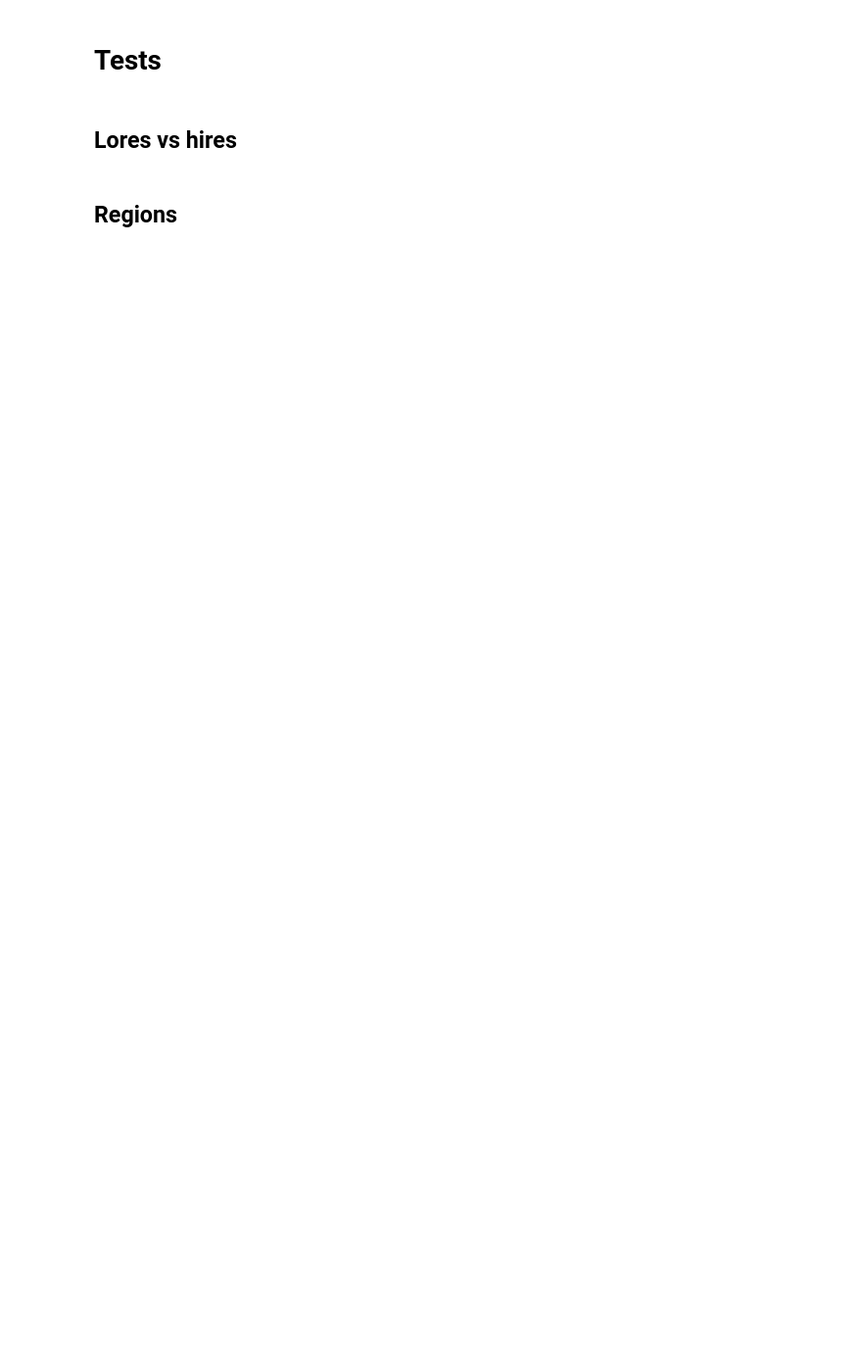
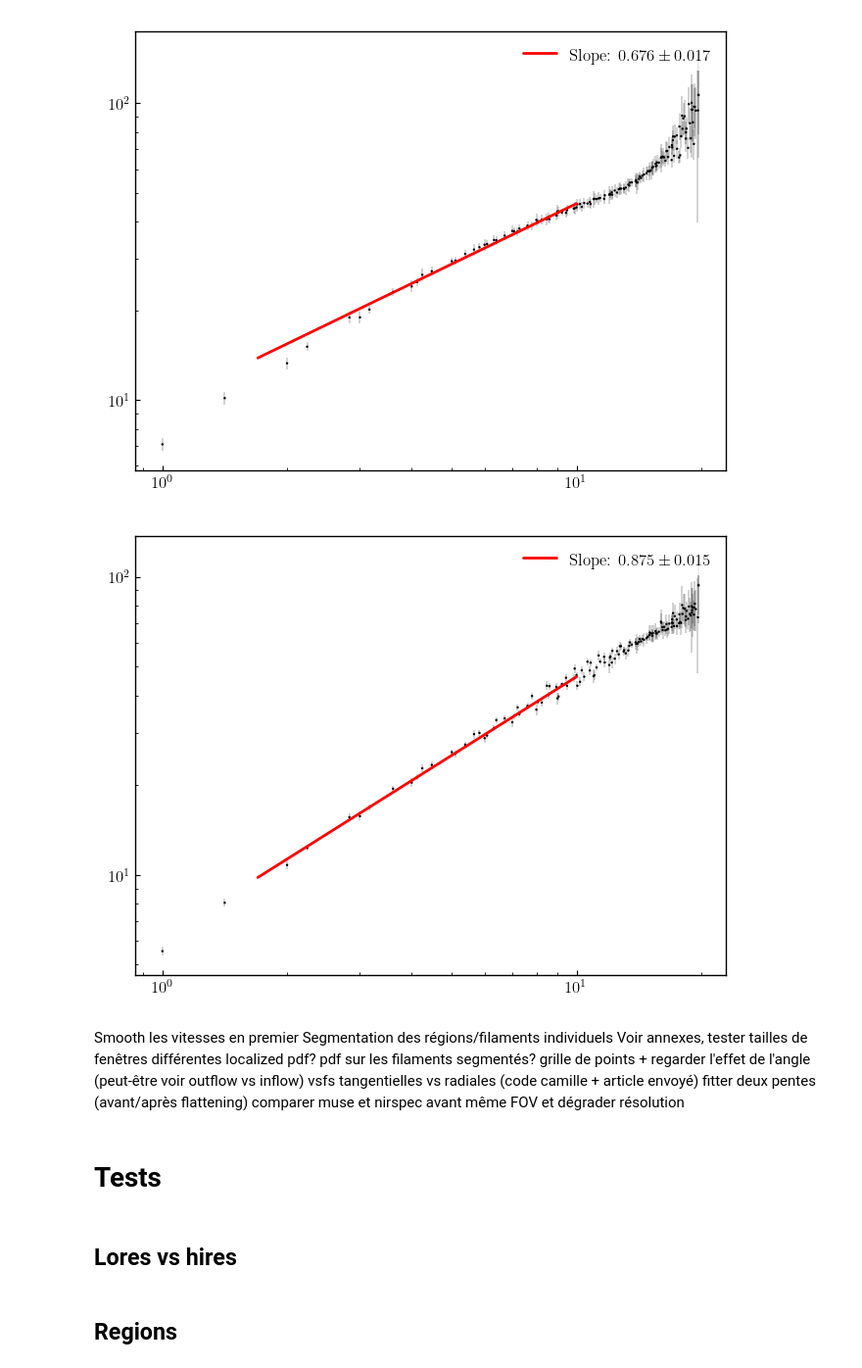
Before and after one commit to mamar828/master_centaurus, a Jupyter notebook: applications/paper_2/figs.ipynb, the cells around one changed output. Shown at 98% size. Saved outputs shown, nothing was run; the diff lists cells and outputs as text; code cells hidden in the pictures; blank space fills up the shorter version.

Commit message:
Localized VSF v1.0

```diff
--- a/applications/paper_2/figs.ipynb
+++ b/applications/paper_2/figs.ipynb
@@ -42,10 +46,10 @@ large_fwhm_models = LOKIModels.load_from_version("large_fwhm")
 data_continuum_models = LOKIModels.load_from_version("data_continuum")
 
 # MUSE data
-# muse_gm = GroupedMaps.load("data/muse/NGC4696_MUSE_MAPS.fits")
-# for map_ in muse_gm.maps:
-#     map_.header["RADESYS"] = "FK5"  # add the missing RADESYS keyword so that the WCS transformation works correctly
-# MUSE_VSYS = float(muse_gm.header["vsys"])  # in km/s
+muse_gm = GroupedMaps.load("data/muse/NGC4696_MUSE_MAPS.fits")
+for map_ in muse_gm.maps:
+    map_.header["RADESYS"] = "FK5"  # add the missing RADESYS keyword so that the WCS transformation works correctly
+MUSE_VSYS = float(muse_gm.header["vsys"])  # in km/s
 # %%
 # Useful constants
 
@@ -57,0 +64,4 @@ ref_label_params = {"highlight_color": "white", "highlight_alpha": 0.7, "format"
+# %%
+muse_velocity = muse_gm.HA6562_VEL
+regions = pyregion.open("data/vsf/filament_traces.reg")
+muse_AGN = get_AGN_pos(muse_velocity.header)
@@ -58,3 +115,40 @@ ref_label_params = {"highlight_color": "white", "highlight_alpha": 0.7, "format"
+# %%
+for point_list, color in zip(vsf_points, colors):
+    for point in point_list:
+        masked_velocity = muse_velocity.mask(~Mask(*muse_velocity.shape).circle(point[::-1]+1, radius).astype(bool))
+        # gl.SmartFigure(
+        #     x_lim=(100, 370),
+        #     y_lim=(50, 250),
+        #     remove_x_ticks=True,
+        #     remove_y_ticks=True,
+        #     aspect_ratio=1,
+        #     elements=[
+        #         muse_velocity.plot.copy_with(alpha=0.5),
+        #         arr.plot,
+        #         muse_AGN,
+        #         *gl_lines,
+        #         *gl_circles,
+        #         *gl_points,
+        #     ],
+        # ).show()
+        vsf_fig = get_fitted_structure_function_figure(
+            data=structure_function(masked_velocity.data, order=1, log_bin_width=None, bin_start=None),
+            fit_bounds=(1.7, radius),
+        )
+        input()
+        vsf_fig.show()
+# %% [output]
+[figure, added]
+[figure, added]
+# %% [markdown]
+Smooth les vitesses en premier
+Segmentation des régions/filaments individuels
+Voir annexes, tester tailles de fenêtres différentes
+localized pdf? pdf sur les filaments segmentés?
+grille de points + regarder l'effet de l'angle (peut-être voir outflow vs inflow)
+vsfs tangentielles vs radiales (code camille + article envoyé)
+fitter deux pentes (avant/après flattening)
+comparer muse et nirspec avant même FOV et dégrader résolution
 # %% [markdown]
 # Tests
 # %% [markdown]
```
Also changed, not shown: parts of 20 cells of this notebook, 4 other files.
